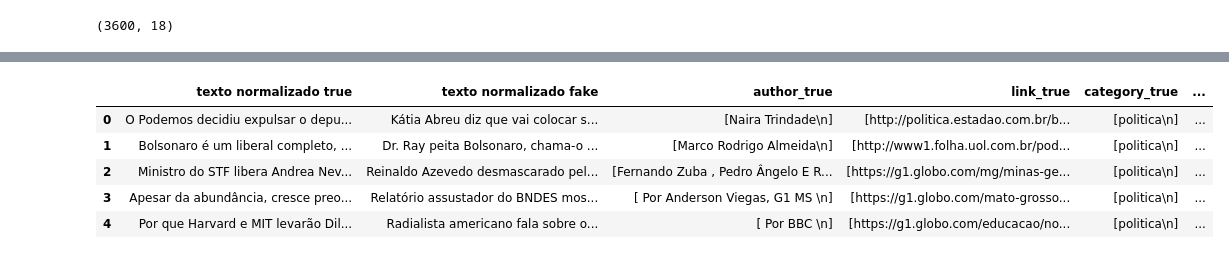
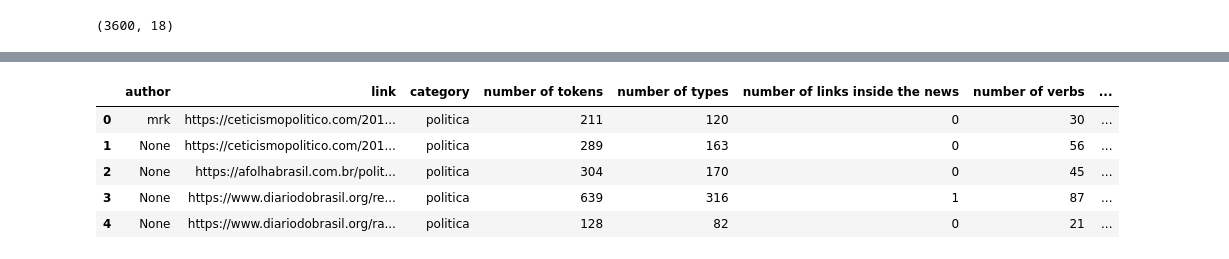
Before and after one commit to joaopaulopbjp/FakeNewsDetection, a Jupyter notebook: Fake News Prepara Arquivo Dados.ipynb, the cells around one changed output, grey strips where cells are left out. Cells and saved outputs as stored; diff of their text form; code cells hidden in the pictures.

```diff
--- a/Fake News Prepara Arquivo Dados.ipynb
+++ b/Fake News Prepara Arquivo Dados.ipynb
@@ -10,9 +14,7 @@ for nome_arquivo in lista_arquivos_true:
     with open(nome_arquivo , 'r', encoding='utf-8') as f:
         lines = f.readlines()
         for line in lines:
-            text.append(line)
+            text.append(line.strip())
 
     lista_textos.append([''.join(text)])
 df_true = pd.DataFrame(lista_textos,columns=["texto normalizado"])
-df_true["fake"] = 0
-df_true.head()
@@ -41,11 +51,9 @@ for nome_arquivo in lista_arquivos_fake:
     with open(nome_arquivo , 'r', encoding='utf-8') as f:
         lines = f.readlines()
         for line in lines:
-            text.append(line)
+            text.append(line.strip())
 
     lista_textos_fake.append([''.join(text)])
 
 
 df_fake = pd.DataFrame(lista_textos_fake,columns=["texto normalizado"])
-df_fake["fake"] = 1
-df_fake.head()
@@ -191,61 +216,73 @@ df_new.shape
 # %%
-lista_arquivos_fake_meta = glob.glob('Fake.br-Corpus-master/full_texts/fake-meta-information/*.txt')
+lista_arquivos_fake_meta = glob.glob('Fake.br-Corpus-master/Fake.br-Corpus-master/full_texts/fake-meta-information/*.txt')
 lista_textos_fake_meta = []
+
+lista_author = []
+lista_link = []
+lista_category = []
+lista_tokens = []
+lista_n_types = []
+lista_n_of_l_i_n = []
+lista_verbs = []
+lista_n_sub_imp_v = []
+lista_nouns = []
+lista_adj = []
+lista_adv = []
+lista_n_mod_v = []
+lista_pron = []
+lista_p_w_spe_err = []
+lista_emot = []
+lista_div = []
 for nome_arquivo in lista_arquivos_fake_meta:
-    lista_author = []
-    lista_link = []
-    lista_category = []
-    lista_tokens = []
-    lista_n_types = []
-    lista_n_of_l_i_n = []
-    lista_verbs = []
-    lista_n_sub_imp_v = []
-    lista_nouns = []
-    lista_adj = []
-    lista_adv = []
-    lista_n_mod_v = []
-    lista_pron = []
-    lista_p_w_spe_err = []
-    lista_emot = []
-    lista_div = []
+
     with open(nome_arquivo , 'r') as f:
         lines = f.readlines()
-        lista_author.append(lines[0])
-        lista_link.append(lines[1])
-        lista_category.append(lines[2])
+        lista_author.append(lines[0].strip())
+        lista_link.append(lines[1].strip())
+        lista_category.append(lines[2].strip())
         lista_tokens.append(lines[4])
         lista_n_types.append(lines[6])
-        lista_n_of_l_i_n.append(lines[7])
+        lista_n_of_l_i_n.append(lines[7].strip())
         lista_verbs.append(lines[9])
         lista_n_sub_imp_v.append(lines[10])
         lista_nouns.append(lines[11])
         lista_adj.append(lines[12])
         lista_adv.append(lines[13])
         lista_n_mod_v.append(lines[14])
         lista_pron.append(lines[17])
         lista_p_w_spe_err.append(lines[22])
         lista_emot.append(lines[23])
         lista_div.append(lines[24])
 
 
-    lista_textos_fake_meta.append({"author_fake":lista_author,"link_fake":lista_link,"category_fake":lista_category,
-                                   "number of tokens_fake":lista_tokens,"number of types_fake":lista_n_types,
-                                  "number of links inside the news_fake":lista_n_of_l_i_n,"number of verbs_fake":lista_verbs,
-                                  "number of subjuntive and imperative verbs_fake":lista_n_sub_imp_v,"number of nouns_fake":lista_nouns,
-                                   "number of adjectives_fake":lista_adj,"number of adverbs_fake":lista_adv,
-                                  "number of modal verbs (mainly auxiliary verbs)_fake":lista_n_mod_v,"number of pronouns_fake":lista_pron,
-                                  "percentage of news with speeling errors_fake":lista_p_w_spe_err,"emotiveness_fake":lista_emot,
-                                   "diversity_fake":lista_div})
+lista_textos_meta = {"author":lista_author,"link":lista_link,"category":lista_category}
+lista_int_meta = {"number of tokens":lista_tokens,"number of types":lista_n_types,
+                                  "number of links inside the news":lista_n_of_l_i_n,"number of verbs":lista_verbs,
+                                  "number of subjuntive and imperative verbs":lista_n_sub_imp_v,"number of nouns":lista_nouns,
+                                   "number of adjectives":lista_adj,"number of adverbs":lista_adv,
+                                  "number of modal verbs (mainly auxiliary verbs)":lista_n_mod_v,"number of pronouns":lista_pron
+                             }
+lista_float_meta = {"percentage of news with speeling errors":lista_p_w_spe_err,"emotiveness":lista_emot,
+                                   "diversity":lista_div
+                 }
 
-df_fake_meta = pd.DataFrame(lista_textos_fake_meta,columns=["author_fake","link_fake","category_fake","number of tokens_fake","number of types_fake",
-"number of links inside the news_fake","number of verbs_fake","number of subjuntive and imperative verbs_fake","number of nouns_fake","number of adjectives_fake","number of adverbs_fake",
-"number of modal verbs (mainly auxiliary verbs)_fake","number of pronouns_fake","percentage of news with speeling errors_fake","emotiveness_fake","diversity_fake"])
-df_new_2 = df_new.join(df_fake_meta)
-df_new_2.head()
+df_meta_text = pd.DataFrame(lista_textos_meta,columns=["author","link","category"])
+
+df_meta_int = pd.DataFrame(lista_int_meta,columns=["number of tokens","number of types",
+"number of links inside the news","number of verbs","number of subjuntive and imperative verbs","number of nouns","number of adjectives","number of adverbs",
+"number of modal verbs (mainly auxiliary verbs)","number of pronouns"],dtype=int)
+
+df_meta_float = pd.DataFrame(lista_float_meta,columns=["percentage of news with speeling errors","emotiveness","diversity"],dtype=float)
+
+df_meta = df_meta_text.join(df_meta_int)
+
+df_meta = df_meta.join(df_meta_float)
+
+df_meta.head()
 # %% [output]
-|  | texto normalizado true | texto normalizado fake | author_true | link_true | category_true | ... |
-| 0 | O Podemos decidiu expulsar o depu... | Kátia Abreu diz que vai colocar s... | [Naira Trindade\n] | [http://politica.estadao.com.br/b... | [politica\n] | ... |
-| 1 | Bolsonaro é um liberal completo, ... | Dr. Ray peita Bolsonaro, chama-o ... | [Marco Rodrigo Almeida\n] | [http://www1.folha.uol.com.br/pod... | [politica\n] | ... |
-| 2 | Ministro do STF libera Andrea Nev... | Reinaldo Azevedo desmascarado pel... | [Fernando Zuba , Pedro Ângelo E R... | [https://g1.globo.com/mg/minas-ge... | [politica\n] | ... |
-| 3 | Apesar da abundância, cresce preo... | Relatório assustador do BNDES mos... | [ Por Anderson Viegas, G1 MS \n] | [https://g1.globo.com/mato-grosso... | [politica\n] | ... |
-| 4 | Por que Harvard e MIT levarão Dil... | Radialista americano fala sobre o... | [ Por BBC \n] | [https://g1.globo.com/educacao/no... | [politica\n] | ... |
+|  | author | link | category | number of tokens | number of types | number of links inside the news | number of verbs | ... |
+| 0 | mrk | https://ceticismopolitico.com/201... | politica | 211 | 120 | 0 | 30 | ... |
+| 1 | None | https://ceticismopolitico.com/201... | politica | 289 | 163 | 0 | 56 | ... |
+| 2 | None | https://afolhabrasil.com.br/polit... | politica | 304 | 170 | 0 | 45 | ... |
+| 3 | None | https://www.diariodobrasil.org/re... | politica | 639 | 316 | 1 | 87 | ... |
+| 4 | None | https://www.diariodobrasil.org/ra... | politica | 128 | 82 | 0 | 21 | ... |
```
Also changed, not shown: parts of 35 cells of this notebook.
